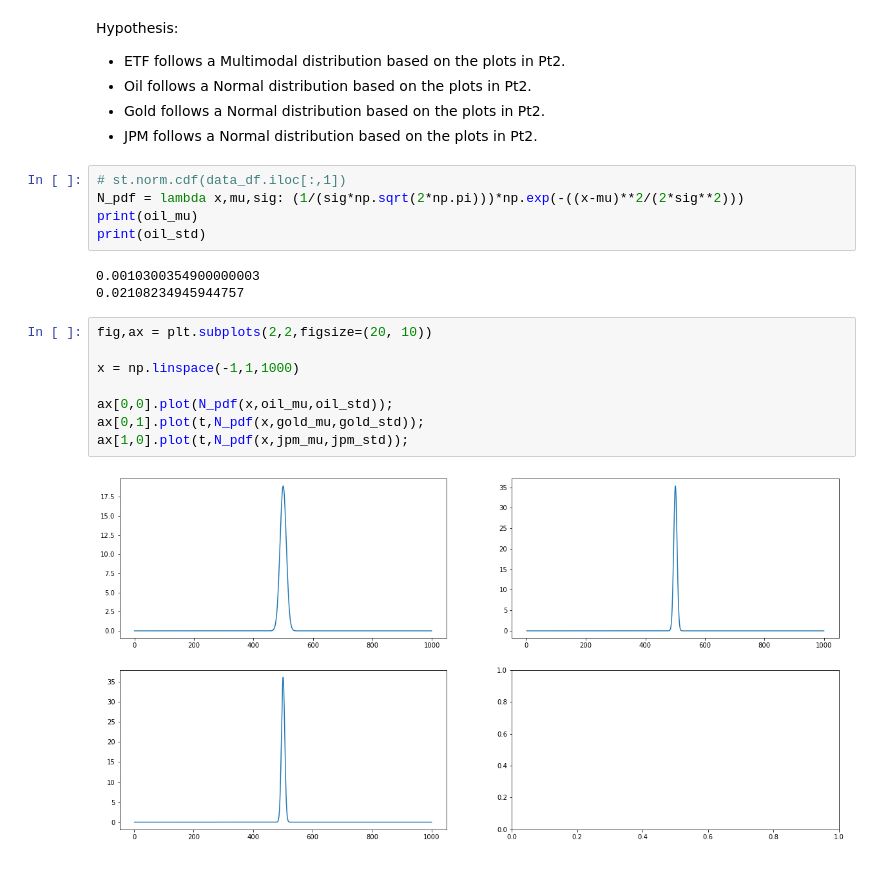
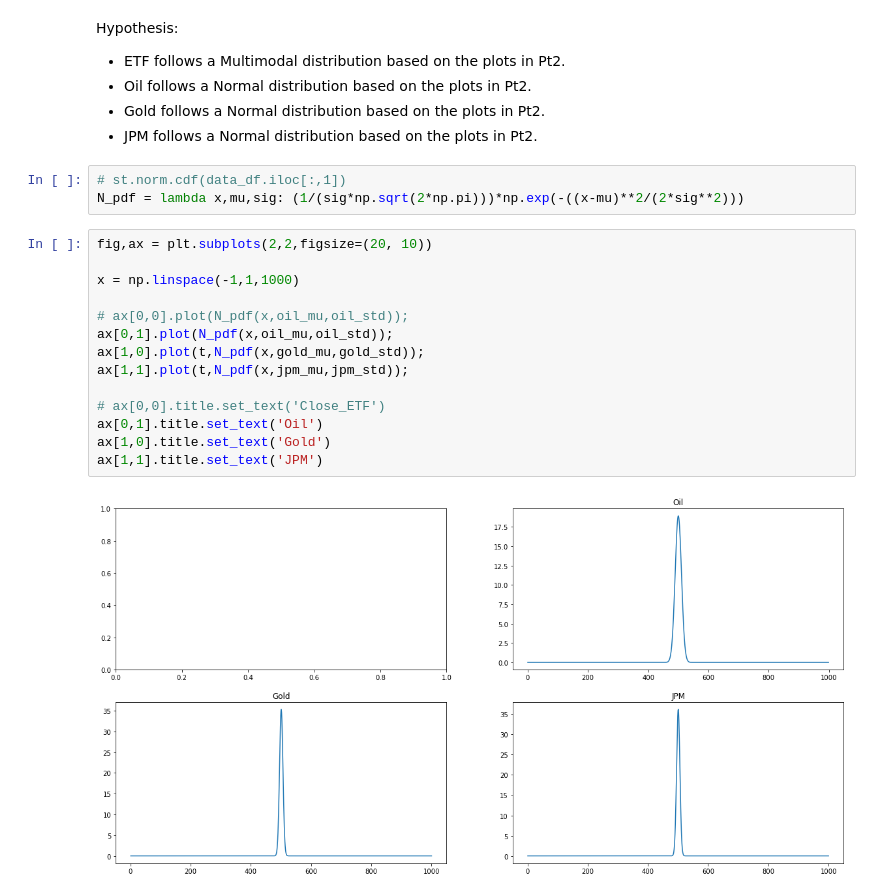
Before and after one commit to worldteacher-global/MA540_GroupProject, a Jupyter notebook: Group_Project.ipynb, the cells around one changed output. Saved outputs shown, nothing was run; the diff lists cells and outputs as text.

```diff
--- a/Group_Project.ipynb
+++ b/Group_Project.ipynb
@@ -154,18 +154,19 @@ Hypothesis:
 # %%
 # st.norm.cdf(data_df.iloc[:,1])
 N_pdf = lambda x,mu,sig: (1/(sig*np.sqrt(2*np.pi)))*np.exp(-((x-mu)**2/(2*sig**2)))
-print(oil_mu)
-print(oil_std)
-# %% [output]
-0.0010300354900000003
-0.02108234945944757
 # %%
 fig,ax = plt.subplots(2,2,figsize=(20, 10))
 
 x = np.linspace(-1,1,1000)
 
-ax[0,0].plot(N_pdf(x,oil_mu,oil_std));
-ax[0,1].plot(t,N_pdf(x,gold_mu,gold_std));
-ax[1,0].plot(t,N_pdf(x,jpm_mu,jpm_std));
+# ax[0,0].plot(N_pdf(x,oil_mu,oil_std));
+ax[0,1].plot(N_pdf(x,oil_mu,oil_std));
+ax[1,0].plot(t,N_pdf(x,gold_mu,gold_std));
+ax[1,1].plot(t,N_pdf(x,jpm_mu,jpm_std));
+
+# ax[0,0].title.set_text('Close_ETF')
+ax[0,1].title.set_text('Oil')
+ax[1,0].title.set_text('Gold')
+ax[1,1].title.set_text('JPM')
 # %% [output]
-[figure, old version]
+[figure, new version]
```
